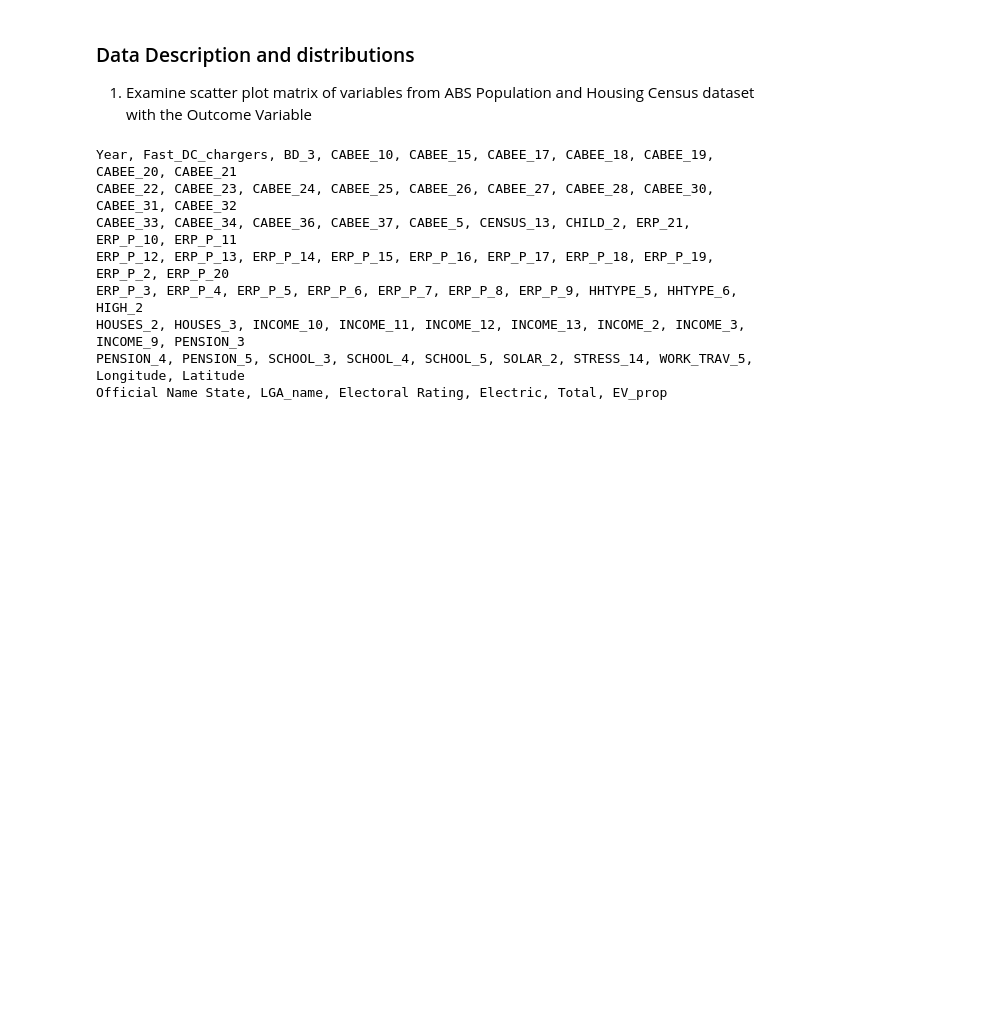
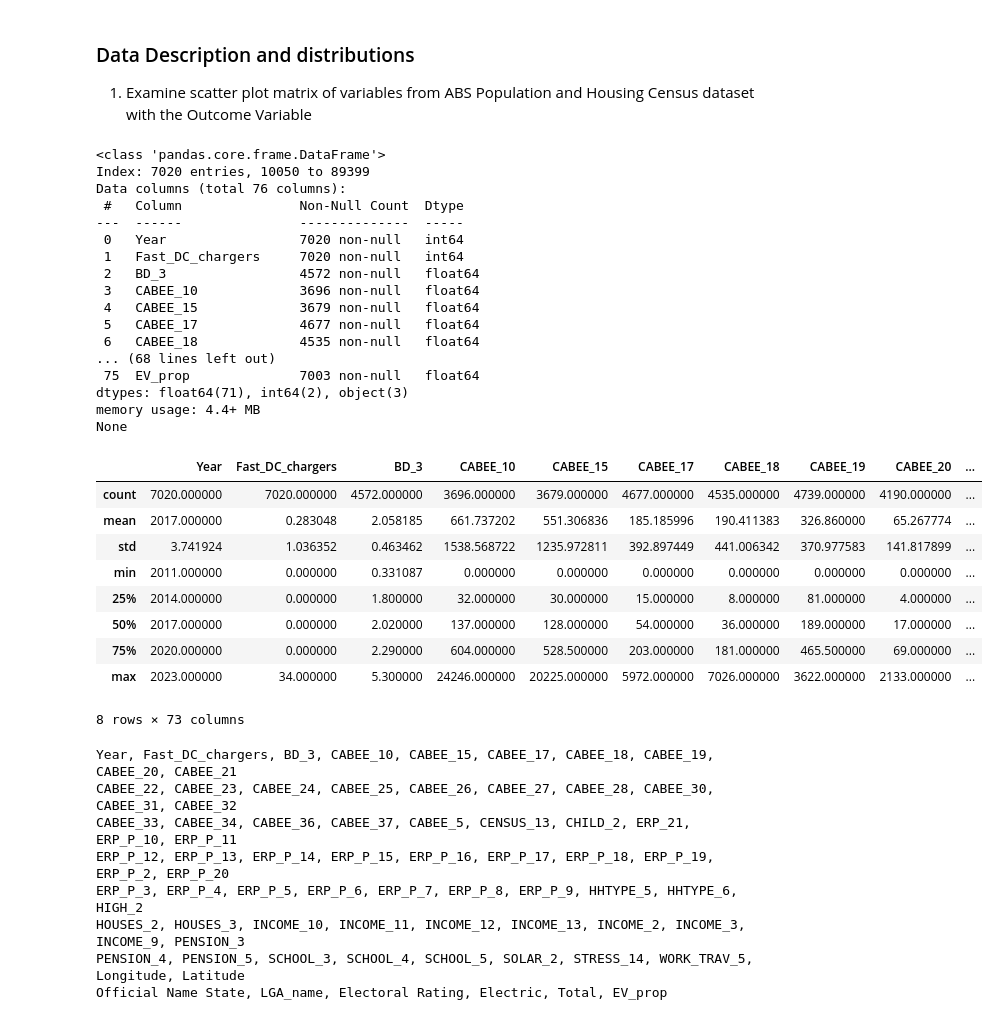
Before and after one commit to MarkStephens060482/forecasting_BEV_adoption_LGA, a Jupyter notebook: Uptake_of_Electric_Vehicles_EDA.ipynb, the cells around one changed output. Drawn from its saved outputs; the diff is of its cells as text; code cells hidden in the pictures; blank space fills up the shorter version.

```diff
--- a/Uptake_of_Electric_Vehicles_EDA.ipynb
+++ b/Uptake_of_Electric_Vehicles_EDA.ipynb
@@ -91,6 +91,37 @@ EV_df = EV_df.set_index("LGA_code")
 # %% [markdown]
 ### Data Description and distributions
 1. Examine scatter plot matrix of variables from ABS Population and Housing Census dataset with the Outcome Variable
+# %%
+print(EV_df.info())
+EV_df.describe()
+# %% [output]
+<class 'pandas.core.frame.DataFrame'>
+Index: 7020 entries, 10050 to 89399
+Data columns (total 76 columns):
+ #   Column               Non-Null Count  Dtype
+---  ------               --------------  -----
+ 0   Year                 7020 non-null   int64
+ 1   Fast_DC_chargers     7020 non-null   int64
+ 2   BD_3                 4572 non-null   float64
+ 3   CABEE_10             3696 non-null   float64
+ 4   CABEE_15             3679 non-null   float64
+ 5   CABEE_17             4677 non-null   float64
+ 6   CABEE_18             4535 non-null   float64
+... (68 lines left out)
+ 75  EV_prop              7003 non-null   float64
+dtypes: float64(71), int64(2), object(3)
+memory usage: 4.4+ MB
+None
+|  | Year | Fast_DC_chargers | BD_3 | CABEE_10 | CABEE_15 | CABEE_17 | CABEE_18 | CABEE_19 | CABEE_20 | ... |
+| count | 7020.000000 | 7020.000000 | 4572.000000 | 3696.000000 | 3679.000000 | 4677.000000 | 4535.000000 | 4739.000000 | 4190.000000 | ... |
+| mean | 2017.000000 | 0.283048 | 2.058185 | 661.737202 | 551.306836 | 185.185996 | 190.411383 | 326.860000 | 65.267774 | ... |
+| std | 3.741924 | 1.036352 | 0.463462 | 1538.568722 | 1235.972811 | 392.897449 | 441.006342 | 370.977583 | 141.817899 | ... |
+| min | 2011.000000 | 0.000000 | 0.331087 | 0.000000 | 0.000000 | 0.000000 | 0.000000 | 0.000000 | 0.000000 | ... |
+| 25% | 2014.000000 | 0.000000 | 1.800000 | 32.000000 | 30.000000 | 15.000000 | 8.000000 | 81.000000 | 4.000000 | ... |
+| 50% | 2017.000000 | 0.000000 | 2.020000 | 137.000000 | 128.000000 | 54.000000 | 36.000000 | 189.000000 | 17.000000 | ... |
+| 75% | 2020.000000 | 0.000000 | 2.290000 | 604.000000 | 528.500000 | 203.000000 | 181.000000 | 465.500000 | 69.000000 | ... |
+| max | 2023.000000 | 34.000000 | 5.300000 | 24246.000000 | 20225.000000 | 5972.000000 | 7026.000000 | 3622.000000 | 2133.000000 | ... |
+8 rows × 73 columns
 # %%
 for i in range(0, len(EV_df.columns), 10):  # Step through the list in increments of 10
     print(', '.join(map(str, EV_df.columns[i:i+10])))  # Print 10 items per row
```
